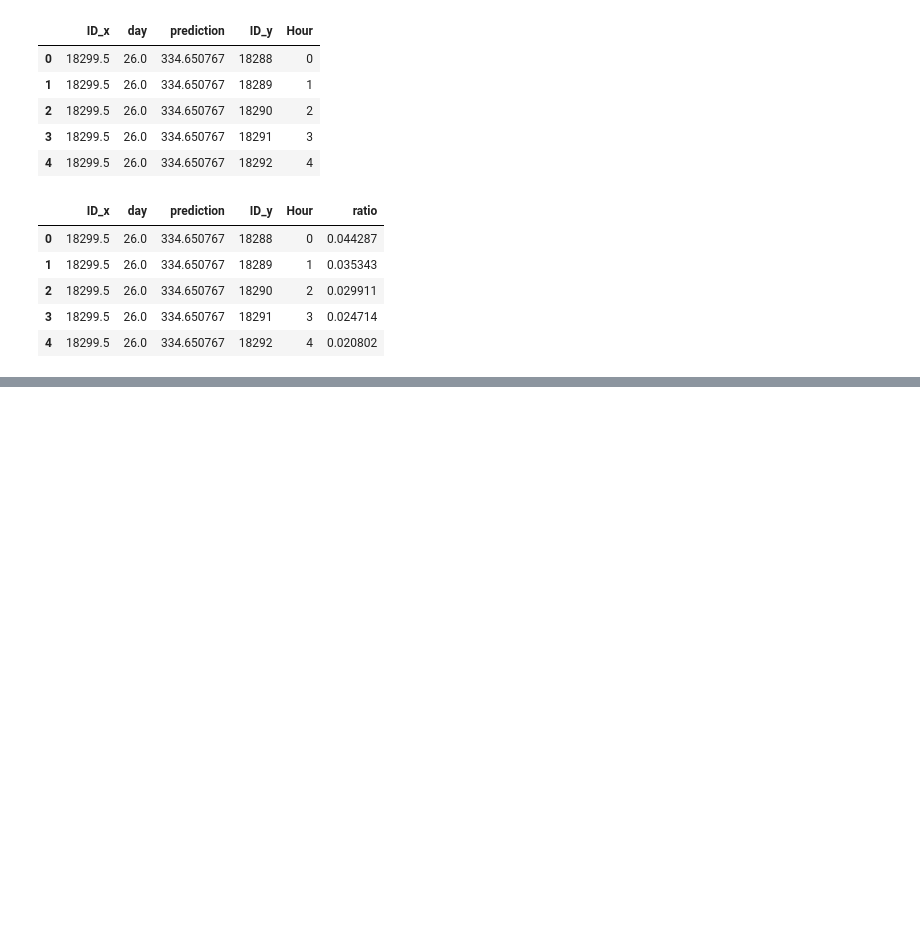
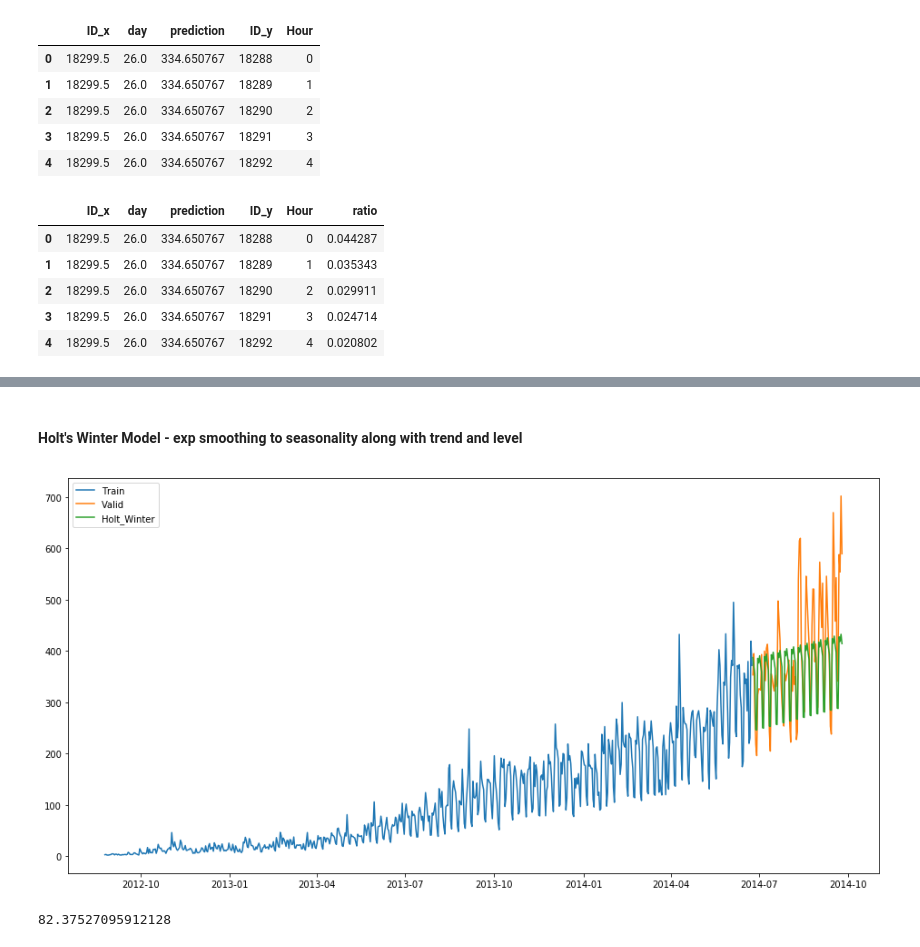
Before and after one commit to SwatiModi/time-series-analysis-JetRail, a Jupyter notebook: Analysis.ipynb, the cells around one changed output, grey strips where cells are left out. Saved outputs shown, nothing was run; the diff lists cells and outputs as text; code cells hidden in the pictures; blank space fills up the shorter version.

Commit message:
rmse reduced | Holt Winter's Model

```diff
--- a/Analysis.ipynb
+++ b/Analysis.ipynb
@@ -552,3 +552,20 @@ prediction['ID'] = prediction['ID_y']
 submission=prediction.drop(['ID_x', 'day', 'ID_y','prediction','Hour', 'ratio'],axis=1)
 # %%
 pd.DataFrame(submission, columns=['ID','Count']).to_csv('Holt linear.csv',index = False)
+# %% [markdown]
+#### Holt's Winter Model - exp smoothing to seasonality along with trend and level
+# %%
+y_hat_avg = valid.copy()
+# %%
+fit1 = ExponentialSmoothing(np.asarray(Train['Count']) ,seasonal_periods=7 ,trend='add', seasonal='add',).fit()
+# %%
+y_hat_avg['Holt_Winter'] = fit1.forecast(len(valid))
+# %%
+plt.figure(figsize=(16,8))
+plt.plot( Train['Count'], label='Train')
+plt.plot(valid['Count'], label='Valid')
+plt.plot(y_hat_avg['Holt_Winter'], label='Holt_Winter')
+plt.legend(loc='best')
+plt.show()
+# %% [output]
+[figure, added]
@@ -554,0 +574,4 @@ pd.DataFrame(submission, columns=['ID','Count']).to_csv('Holt linear.csv',index
+# %%
+rmse
+# %% [output]
+82.37527095912128
```
Also changed, not shown: parts of 7 cells of this notebook, 1 other file.
